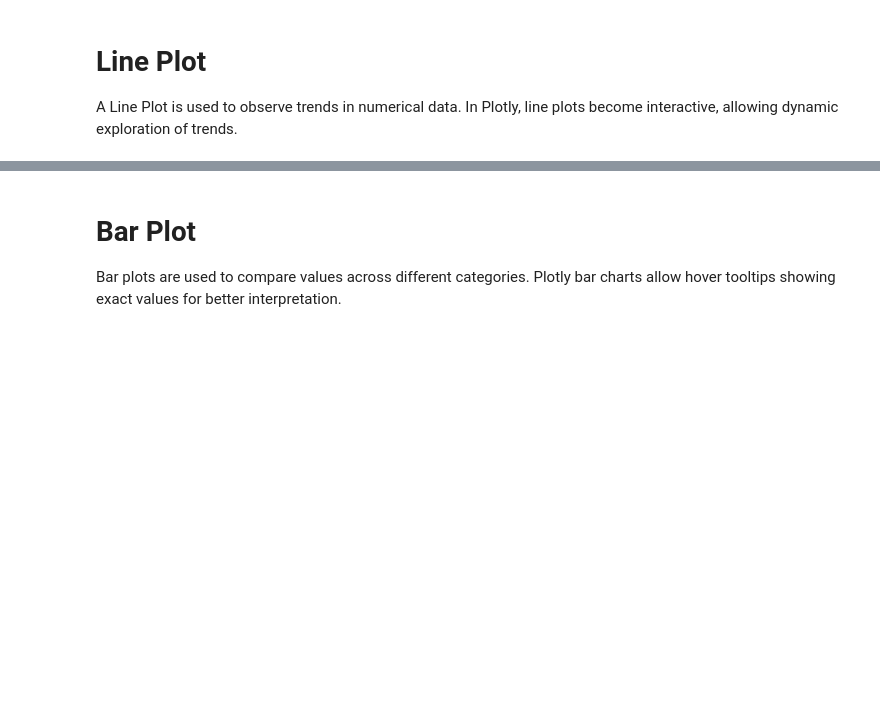
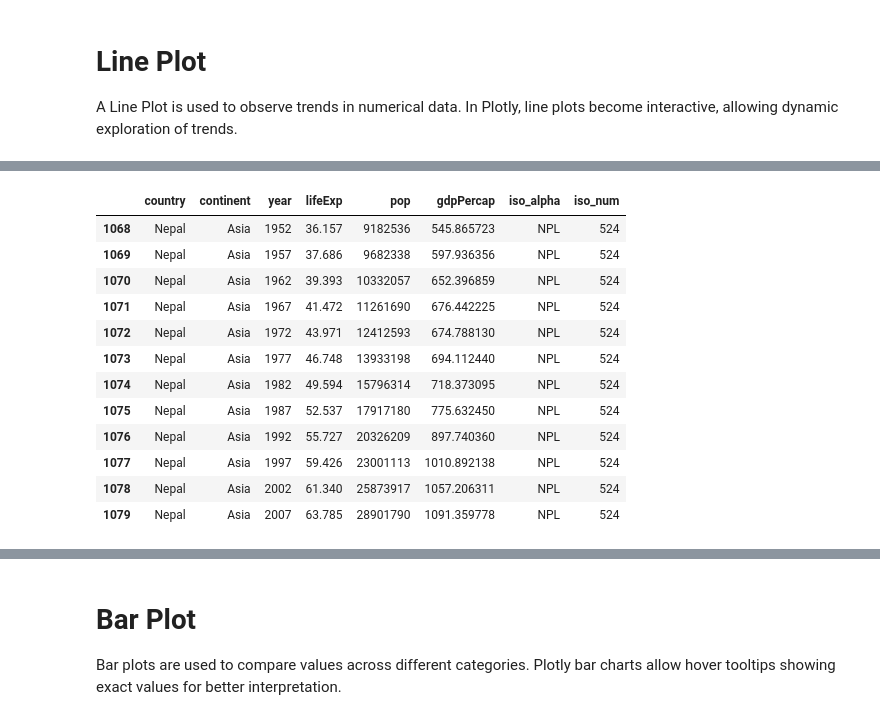
Before and after one commit to RajKumarBiswokarma/datascience, a Jupyter notebook: notebooks/data_visualization/introduction_to_plotly.ipynb, the cells around one changed output, grey strips where cells are left out. Cells and saved outputs as stored; diff of their text form; code cells hidden in the pictures; blank space fills up the shorter version.

```diff
--- a/notebooks/data_visualization/introduction_to_plotly.ipynb
+++ b/notebooks/data_visualization/introduction_to_plotly.ipynb
@@ -102,0 +138,17 @@ In Plotly, line plots become interactive, allowing dynamic exploration of trends
+# %%
+df = px.data.gapminder().query("country == 'Nepal'")
+df
+# %% [output]
+|  | country | continent | year | lifeExp | pop | gdpPercap | iso_alpha | iso_num |
+| 1068 | Nepal | Asia | 1952 | 36.157 | 9182536 | 545.865723 | NPL | 524 |
+| 1069 | Nepal | Asia | 1957 | 37.686 | 9682338 | 597.936356 | NPL | 524 |
+| 1070 | Nepal | Asia | 1962 | 39.393 | 10332057 | 652.396859 | NPL | 524 |
+| 1071 | Nepal | Asia | 1967 | 41.472 | 11261690 | 676.442225 | NPL | 524 |
+| 1072 | Nepal | Asia | 1972 | 43.971 | 12412593 | 674.788130 | NPL | 524 |
+| 1073 | Nepal | Asia | 1977 | 46.748 | 13933198 | 694.112440 | NPL | 524 |
+| 1074 | Nepal | Asia | 1982 | 49.594 | 15796314 | 718.373095 | NPL | 524 |
+| 1075 | Nepal | Asia | 1987 | 52.537 | 17917180 | 775.632450 | NPL | 524 |
+| 1076 | Nepal | Asia | 1992 | 55.727 | 20326209 | 897.740360 | NPL | 524 |
+| 1077 | Nepal | Asia | 1997 | 59.426 | 23001113 | 1010.892138 | NPL | 524 |
+| 1078 | Nepal | Asia | 2002 | 61.340 | 25873917 | 1057.206311 | NPL | 524 |
+| 1079 | Nepal | Asia | 2007 | 63.785 | 28901790 | 1091.359778 | NPL | 524 |
```
Also changed, not shown: parts of 28 cells of this notebook, 11 other files.
